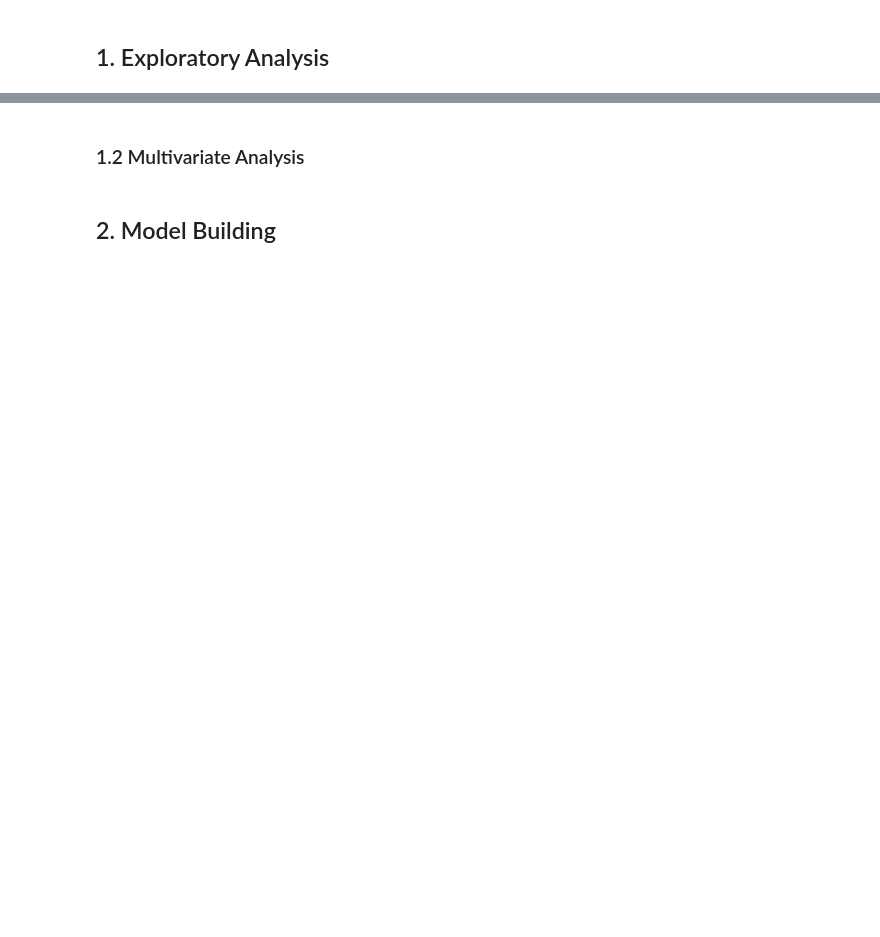
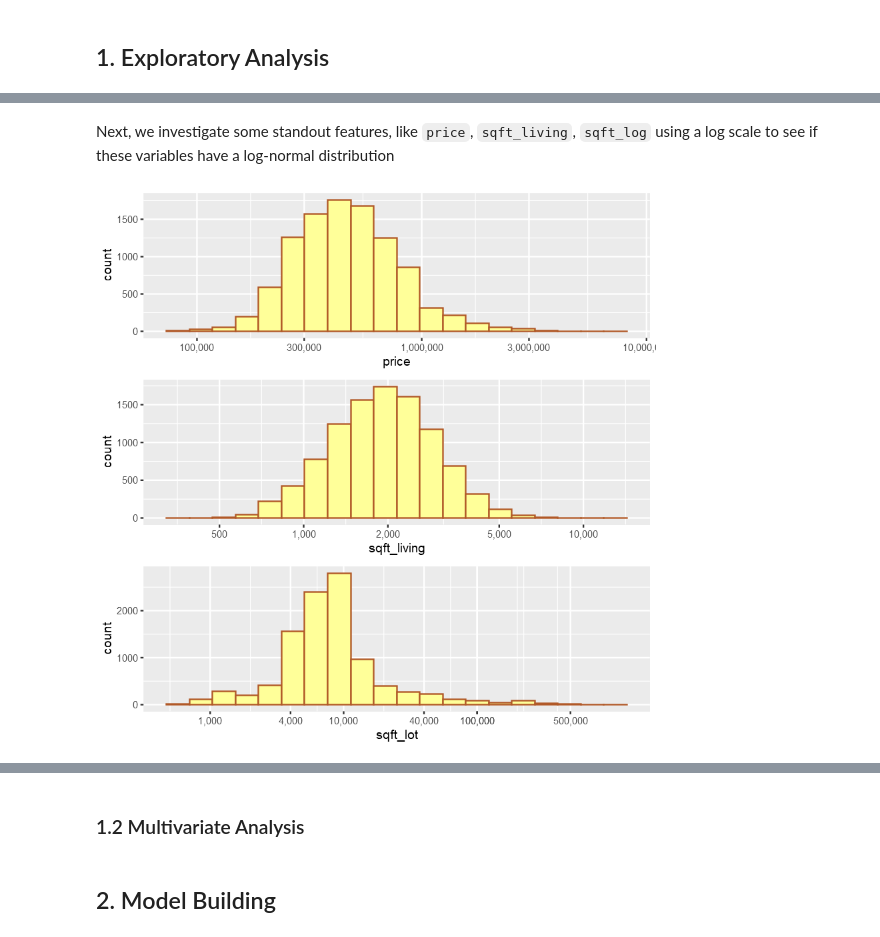
Before and after one commit to DanielTranDS/HousePrice-EDA-Modelling, a Jupyter notebook: HousePrice_Codes.ipynb, the cells around one changed output, grey strips where cells are left out. Drawn from its saved outputs; the diff is of its cells as text; code cells hidden in the pictures; blank space fills up the shorter version.

```diff
--- a/HousePrice_Codes.ipynb
+++ b/HousePrice_Codes.ipynb
@@ -12,0 +194,20 @@
+# %% [markdown]
+Next, we investigate some standout features, like `price`, `sqft_living`, `sqft_log` using a log scale to see if these variables have a log-normal distribution
+# %%
+# Set some colours using Colorbrewer
+gg.colour <- brewer.pal(12,"Paired")[12]
+gg.fill <- brewer.pal(12,"Paired")[11]
+
+# Re-plot some of the charts using log scales to counteract the skew
+p1 <- ggplot(aes(x=price), data=train) +
+      geom_histogram(bins=20, colour=gg.colour, fill=gg.fill) +
+      scale_x_log10(labels=comma,breaks=c(100000,300000,1000000,3000000,10000000))
+p2 <- ggplot(aes(x=sqft_living), data=train) +
+      geom_histogram(bins=20, colour=gg.colour, fill=gg.fill) +
+      scale_x_log10(labels=comma,breaks=c(500,1000,2000,5000,10000))
+p3 <- ggplot(aes(x=sqft_lot), data=train) +
+      geom_histogram(bins=20, colour=gg.colour, fill=gg.fill) +
+      scale_x_log10(labels=comma,breaks=c(1000,4000,10000,40000,100000,500000,100000))
+grid.arrange(p1, p2, p3, ncol=1, nrow=3)
+# %% [output]
+[figure, added]
```
Also changed, not shown: parts of 22 cells of this notebook.
